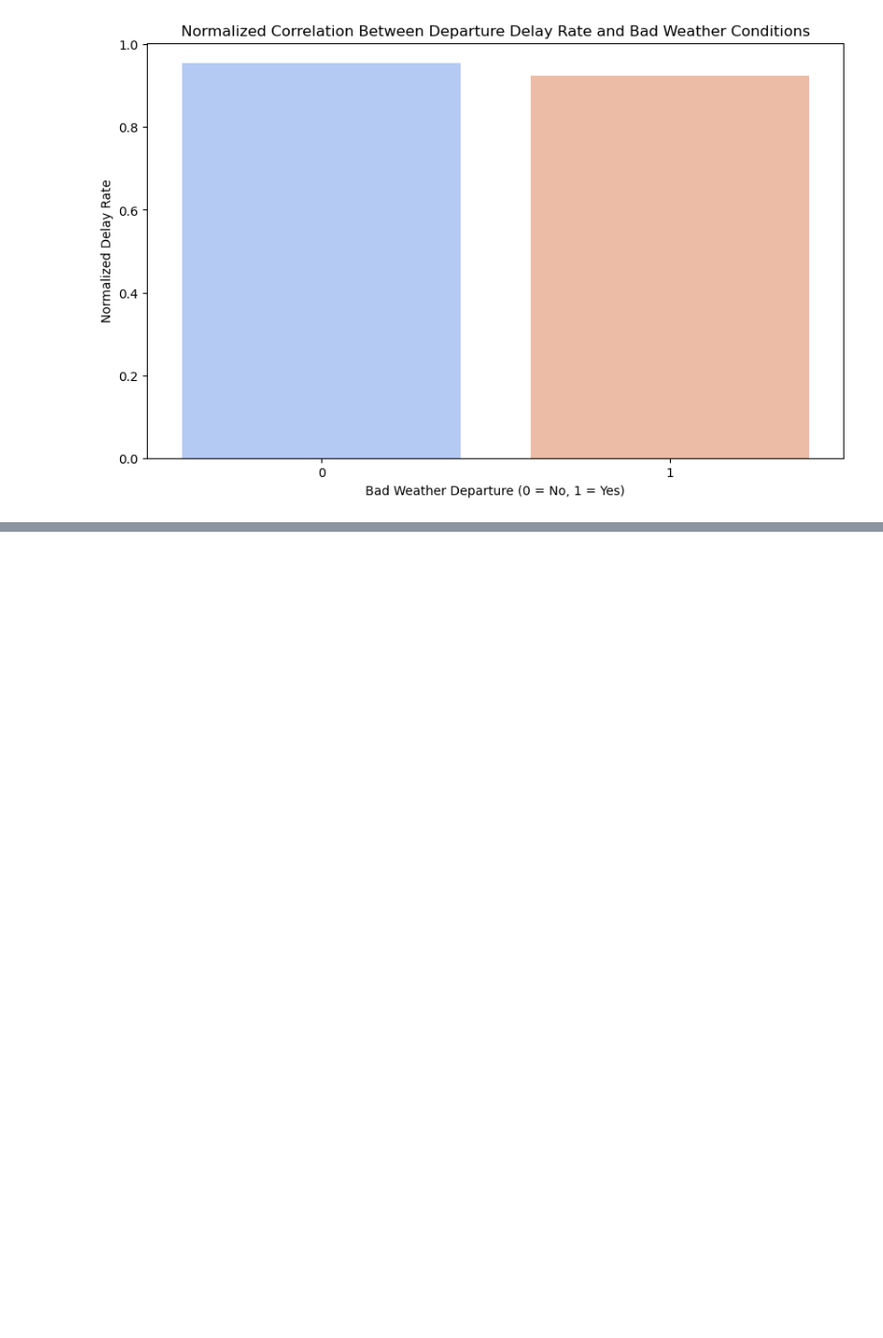
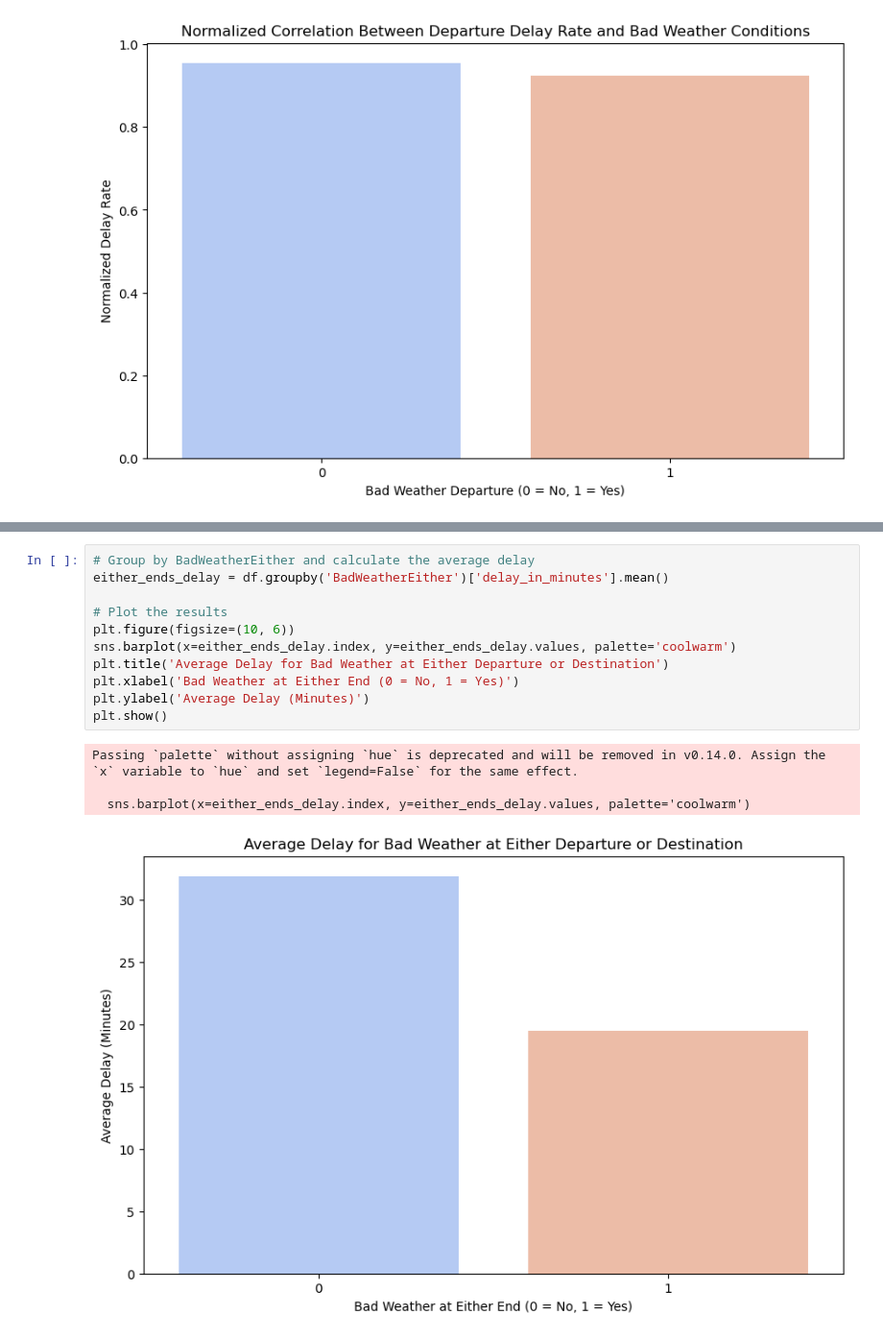
Before and after one commit to MartinLeNizon/FlightDelay, a Jupyter notebook: analysis/analysis.ipynb, the cells around one changed output, grey strips where cells are left out. Shown: that part at 96% size. Saved outputs shown, nothing was run; the diff lists cells and outputs as text; blank space fills up the shorter version.

```diff
--- a/analysis/analysis.ipynb
+++ b/analysis/analysis.ipynb
@@ -399,0 +429,16 @@ delays_weather_df.head(10)
+# %%
+# Group by BadWeatherEither and calculate the average delay
+either_ends_delay = df.groupby('BadWeatherEither')['delay_in_minutes'].mean()
+
+# Plot the results
+plt.figure(figsize=(10, 6))
+sns.barplot(x=either_ends_delay.index, y=either_ends_delay.values, palette='coolwarm')
+plt.title('Average Delay for Bad Weather at Either Departure or Destination')
+plt.xlabel('Bad Weather at Either End (0 = No, 1 = Yes)')
+plt.ylabel('Average Delay (Minutes)')
+plt.show()
+# %% [output]
+Passing `palette` without assigning `hue` is deprecated and will be removed in v0.14.0. Assign the `x` variable to `hue` and set `legend=False` for the same effect.
+
+  sns.barplot(x=either_ends_delay.index, y=either_ends_delay.values, palette='coolwarm')
+[figure, added]
```
Also changed, not shown: parts of 12 cells of this notebook, 4 other files.
